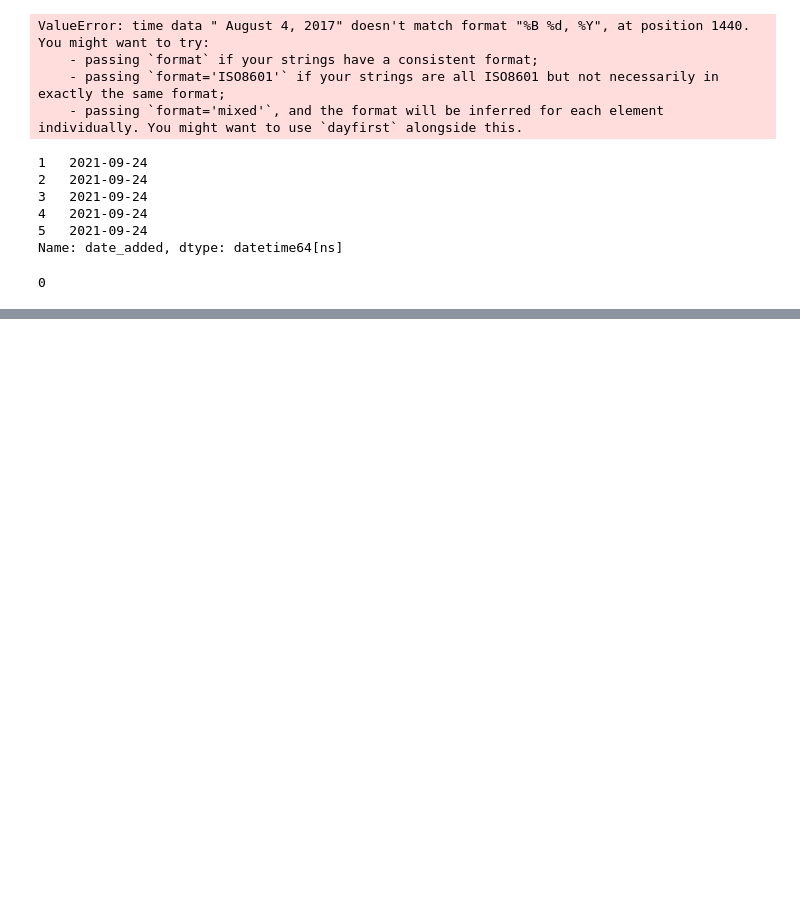
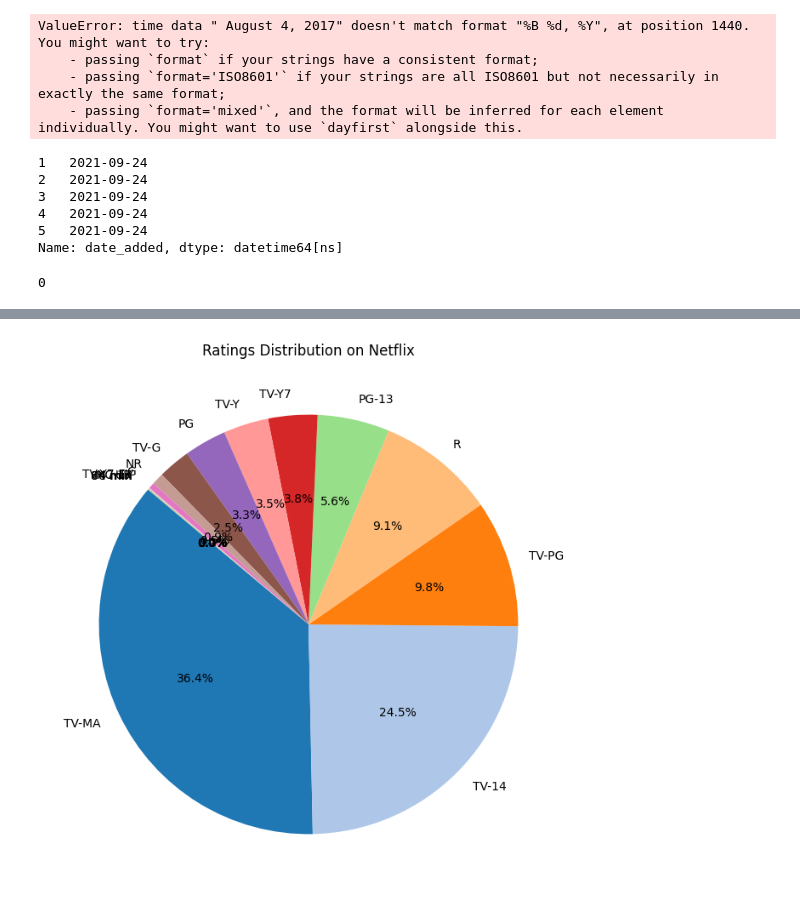
Before and after one commit to Houcineaberhache/-Netflix-Movies-and-TV-Shows-Project, a Jupyter notebook: Netflix_project.ipynb, the cells around one changed output, grey strips where cells are left out. Saved outputs shown, nothing was run; the diff lists cells and outputs as text; code cells hidden in the pictures; blank space fills up the shorter version.

```diff
--- a/Netflix_project.ipynb
+++ b/Netflix_project.ipynb
@@ -111,0 +326,10 @@ print(df['date_added'].isnull().sum())  # how many failed to parse
+# %%
+ratings_distribution = df['rating'].value_counts()
+
+plt.figure(figsize=(8,8))
+ratings_distribution.plot(kind='pie', autopct='%1.1f%%', startangle=140, cmap='tab20')
+plt.title("Ratings Distribution on Netflix")
+plt.ylabel("")
+plt.show()
+# %% [output]
+[figure, added]
```
Also changed, not shown: parts of 15 cells of this notebook.
